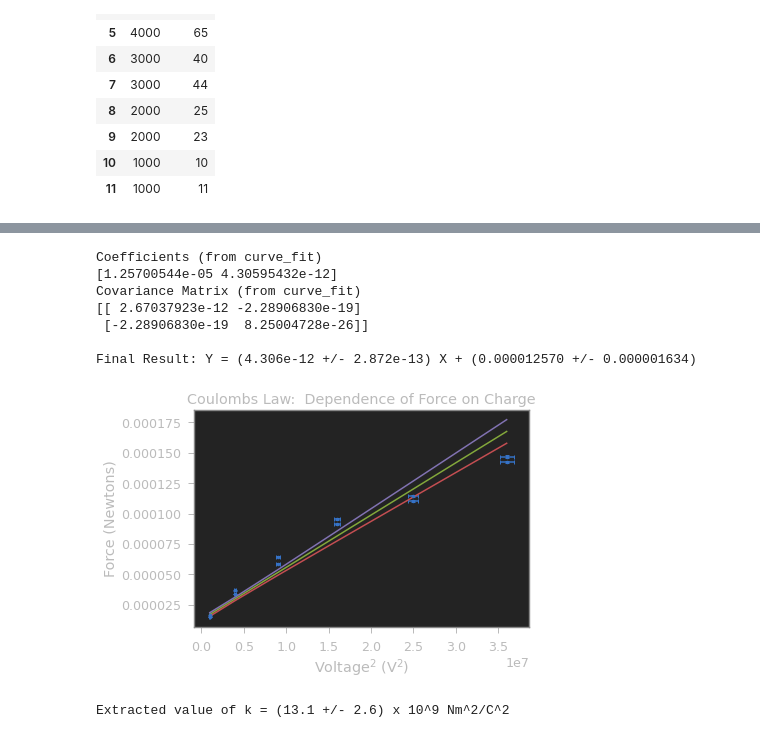
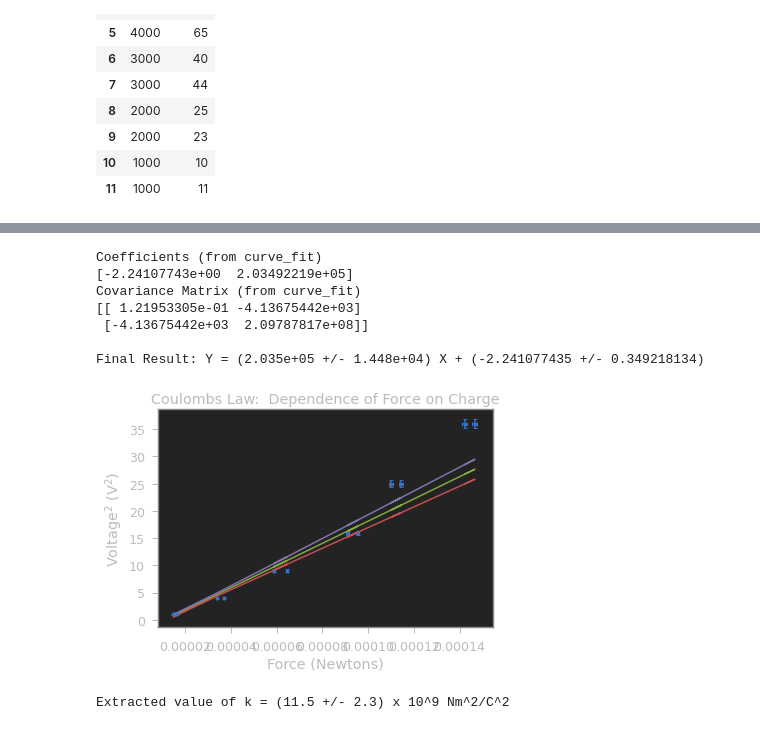
Before and after one commit to brash99/Phys202L, a Jupyter notebook: JupyterNotebooks/Coulombs_Law_Analysis.ipynb, the cells around one changed output, grey strips where cells are left out. Saved outputs shown, nothing was run; the diff lists cells and outputs as text; code cells hidden in the pictures.

```diff
--- a/JupyterNotebooks/Coulombs_Law_Analysis.ipynb
+++ b/JupyterNotebooks/Coulombs_Law_Analysis.ipynb
@@ -19,10 +19,13 @@ else:
 # Create a Pandas DataFrame with data for calibration of Torsion pendulum
 
 # The data elements are [mass in mg, error in mass in mg, angle in degrees, error in angle in degrees]
-calibration_data = [[0, 0.0, 25.5, 0.5], [20, 0.0, 160,0.5], [40, 0.0, 291,0.5], [50, 0.0, 353.5,0.5], [70, 0.0, 490,0.5], [90, 0.0, 630,0.5]]
+calibration_data = [[0, 0.0, 25.5, 0.5], [20, 0.0, 160,0.5], [40, 0.0, 291,0.5],
+                    [50, 0.0, 353.5,0.5], [70, 0.0, 490,0.5], [90, 0.0, 630,0.5]]
 
 # The values in this next line are for the WebWork exercise.
-#calibration_data = [[152.9, 0.0, 9.3, 0.0], [448.5, 0.0, 19.3, 0.0], [550.5, 0.0, 25.1, 0.0], [560.7, 0.0, 29.8, 0.0], [825.7, 0.0, 39.1, 0.0]]
+#calibration_data = [[152.9, 0.0, 9.3, 0.0], [448.5, 0.0, 19.3, 0.0],
+#                    [550.5, 0.0, 25.1, 0.0], [560.7, 0.0, 29.8, 0.0],
+#                    [825.7, 0.0, 39.1, 0.0]]
 
 # create dataframe
 df = pd.DataFrame(calibration_data, columns = ['Mass_mg', 'dMass_mg', 'Theta_Raw', 'dTheta_Raw'])
@@ -328,7 +432,9 @@ df4
 # The data elements are [Voltage in Volts, angle in degrees] ... again, since we are going to do a linear regression using OLS, we will
 # not include errors in the angle at this point
 
-data2 = [[6000,97], [6000,100], [5000,75], [5000,78], [4000,62], [4000,65], [3000,40], [3000,44], [2000,25], [2000,23], [1000,10], [1000,11]]
+data2 = [[6000,97], [6000,100], [5000,75], [5000,78],
+         [4000,62], [4000,65], [3000,40], [3000,44],
+         [2000,25], [2000,23], [1000,10], [1000,11]]
 
 # create dataframe
 df3 = pd.DataFrame(data2, columns = ['V', 'Theta'])
@@ -380,0 +473,16 @@ df3
+# %%
+
+df3['Force'] = df3['Theta']*calibration_factor
+df3['dForce'] = df3['Theta']*dcalibration_factor
+
+df3['dV'] = 10.0 + 0.01*df3['V']
+
+# It turns out, due to some numerical precision issues, that in order to get
+# a successful fit we need to plot the voltage in kV, rather than Volts.
+#
+# If you are interested in the specifics of why that happens, please ask me about it!
+
+df3['kV'] = df3['V']/1000.0
+df3['dkV'] = df3['dV']/1000.0
+
+df3
@@ -381,8 +503,8 @@ df3
 # %%
-xi = (df3['V'])**2
-yi = df3['Force']
-sigmayi = df3['dForce']
-sigmaxi = 2.0*xi*(df3['dV']/df3['V'])
+yi = (df3['kV'])**2
+xi = df3['Force']
+sigmaxi = df3['dForce']
+sigmayi = 2.0*yi*(df3['dkV']/df3['kV'])
 
 ##############################
 
@@ -396,40 +518,40 @@ popt, pcov = curve_fit(fitfunction,xi,yi,p0=init_vals,sigma=sigmayi)
 perr = np.sqrt(np.diag(pcov))
 
 ps = np.random.multivariate_normal(popt,pcov,10000)
 ysample=np.asarray([fitfunction(xi,*pi) for pi in ps])
 
 lower = np.percentile(ysample,16.0,axis=0)
 upper = np.percentile(ysample,84.0,axis=0)
 middle = (lower+upper)/2.0
 
 print("Coefficients (from curve_fit)")
 print (popt)
 print("Covariance Matrix (from curve_fit)")
 print (pcov)
 
 print()
 print ("Final Result: Y = (%0.3e +/- %0.3e) X + (%0.9f +/- %0.9f)" % (popt[1],perr[1],popt[0],perr[0]))
 
 plt.errorbar(xi, yi, xerr=sigmaxi, yerr=sigmayi, fmt='.', capsize=2, capthick=1)
 
 plt.plot(xi,middle)
 plt.plot(xi,lower)
 plt.plot(xi,upper)
 
 #########################
-plt.xlabel('Voltage$^2$ (V$^2$)')
-plt.ylabel('Force (Newtons)')
+plt.ylabel('Voltage$^2$ (V$^2$)')
+plt.xlabel('Force (Newtons)')
 plt.title('Coulombs Law:  Dependence of Force on Charge')
 plt.show()
 # %% [output]
 Coefficients (from curve_fit)
-[1.25700544e-05 4.30595432e-12]
+[-2.24107743e+00  2.03492219e+05]
 Covariance Matrix (from curve_fit)
-[[ 2.67037923e-12 -2.28906830e-19]
- [-2.28906830e-19  8.25004728e-26]]
+[[ 1.21953305e-01 -4.13675442e+03]
+ [-4.13675442e+03  2.09787817e+08]]
 
-Final Result: Y = (4.306e-12 +/- 2.872e-13) X + (0.000012570 +/- 0.000001634)
+Final Result: Y = (2.035e+05 +/- 1.448e+04) X + (-2.241077435 +/- 0.349218134)
-[figure, old version]
+[figure, new version]
 # %%
 #
 # Now, let us see if we can calculate what k is, based on the slope from the previous graph
@@ -438,21 +560,25 @@ Final Result: Y = (4.306e-12 +/- 2.872e-13) X + (0.000012570 +/- 0.000001634)
 slope = popt[1]
 dslope = perr[1]
 
-# We know that the slope is supposed to be:  1/k * (R_sphere/R)^2.
+# We know that the slope is supposed to be:  k * (R/R_sphere)^2.
 #
-#  k = (R_sphere/R)^2/slope
+#  k = (R_sphere/R)^2*slope
 #
 # From basic error analysis, we get that (dk/k) = 2dR_sphere/R_sphere + 2dR/R + dslope/slope
 
 R = 0.08
 dR = 0.001
 
-k = 1/slope * R_sphere**2/R**2
+k = slope * R_sphere**2/R**2
 dk = k*(2*dR/R+2*dR_sphere/R_sphere+dslope/slope)
 
-print ('Extracted value of k = (%0.1f +/- %0.1f) x 10^9 Nm^2/C^2' % (k/1E9,dk/1E9))
+# NOTE!!!!!  We divide here by 10^3 instead of 10^9 because of the choice above
+# to plot in kV, instead of Volts ... there is a factor or 10^6 difference because we are
+# plotting V^2.
+
+print ('Extracted value of k = (%0.1f +/- %0.1f) x 10^9 Nm^2/C^2' % (k/1E3,dk/1E3))
 # %% [output]
-Extracted value of k = (13.1 +/- 2.6) x 10^9 Nm^2/C^2
+Extracted value of k = (11.5 +/- 2.3) x 10^9 Nm^2/C^2
 # %%
 # Finally, let's calculate an error budget.  We would like to understand how much the various uncertainties in the experiment
 # contribute to the final error that we get in the extraction of k.
```
Also changed, not shown: parts of 20 cells of this notebook.
